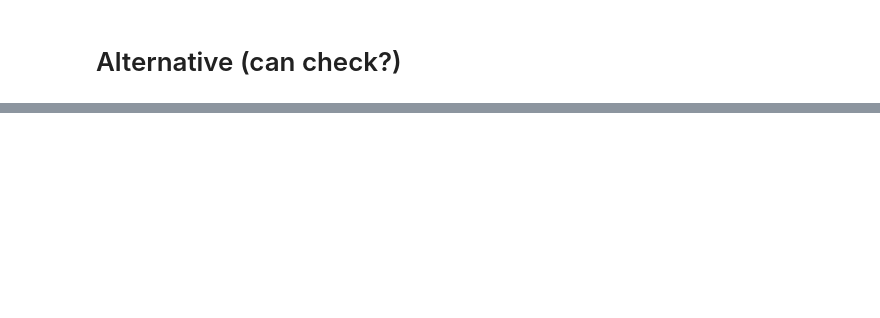
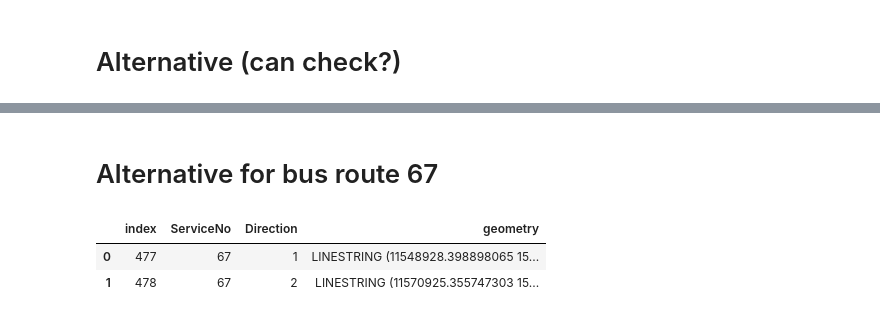
Before and after one commit to Yutingggggggg/dsa4264_geospatial, a Jupyter notebook: workingfiles/visualisation.ipynb, the cells around one changed output, grey strips where cells are left out. Cells and saved outputs as stored; diff of their text form; code cells hidden in the pictures; blank space fills up the shorter version.

Commit message:
Add visualisation for bus alternatives

```diff
--- a/workingfiles/visualisation.ipynb
+++ b/workingfiles/visualisation.ipynb
@@ -425,3 +443,12 @@ folium.LayerControl(collapsed=False).add_to(overlap_map)
 overlap_map
 # %% [output]
 [interactive output not drawn]
+# %% [markdown]
+# Alternative for bus route 67
+# %%
+bus_route_67 = bus_routes_combined[bus_routes_combined["ServiceNo"] == "67"].reset_index()
+bus_route_67
+# %% [output]
+|  | index | ServiceNo | Direction | geometry |
+| 0 | 477 | 67 | 1 | LINESTRING (11548928.398898065 15... |
+| 1 | 478 | 67 | 2 | LINESTRING (11570925.355747303 15... |
```
Also changed, not shown: parts of 35 cells of this notebook.
